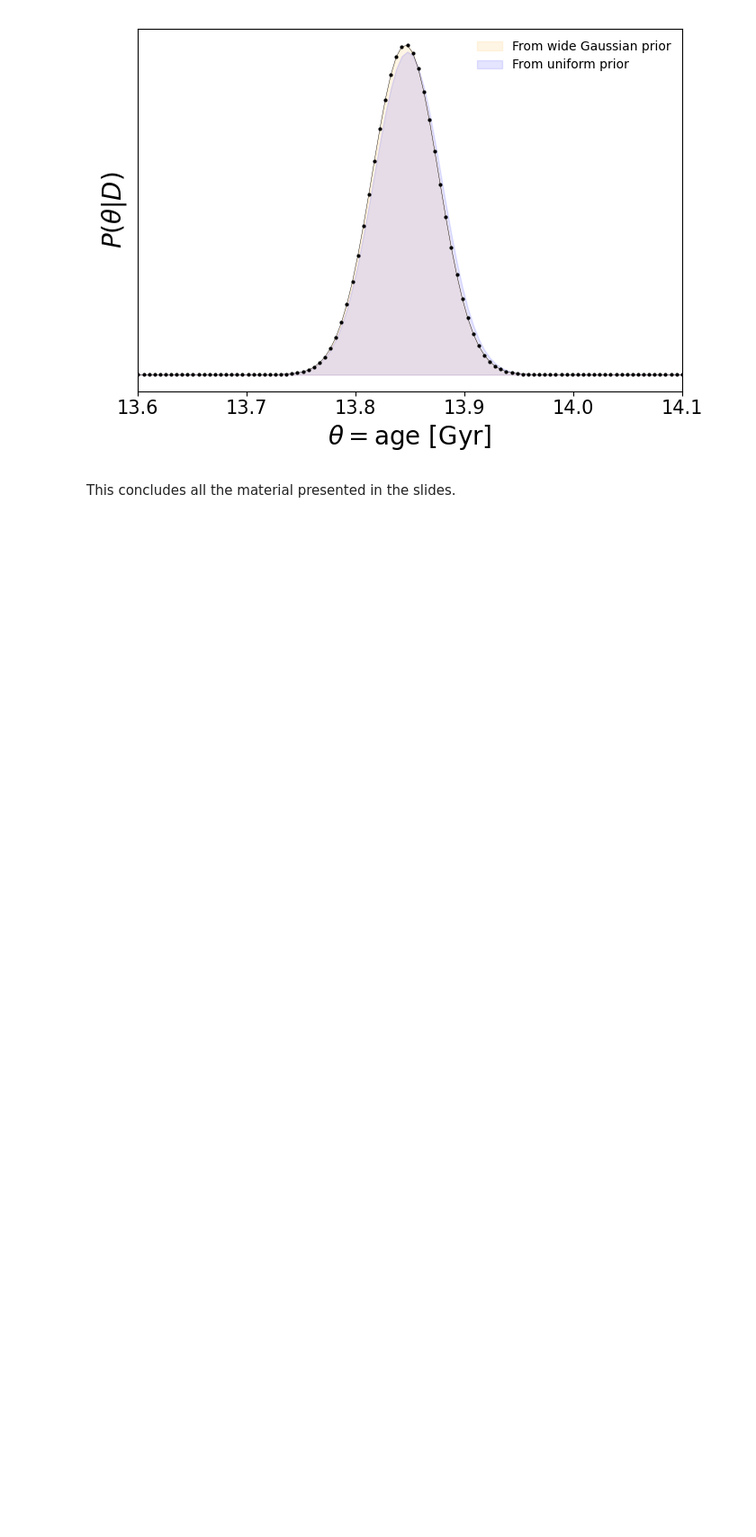
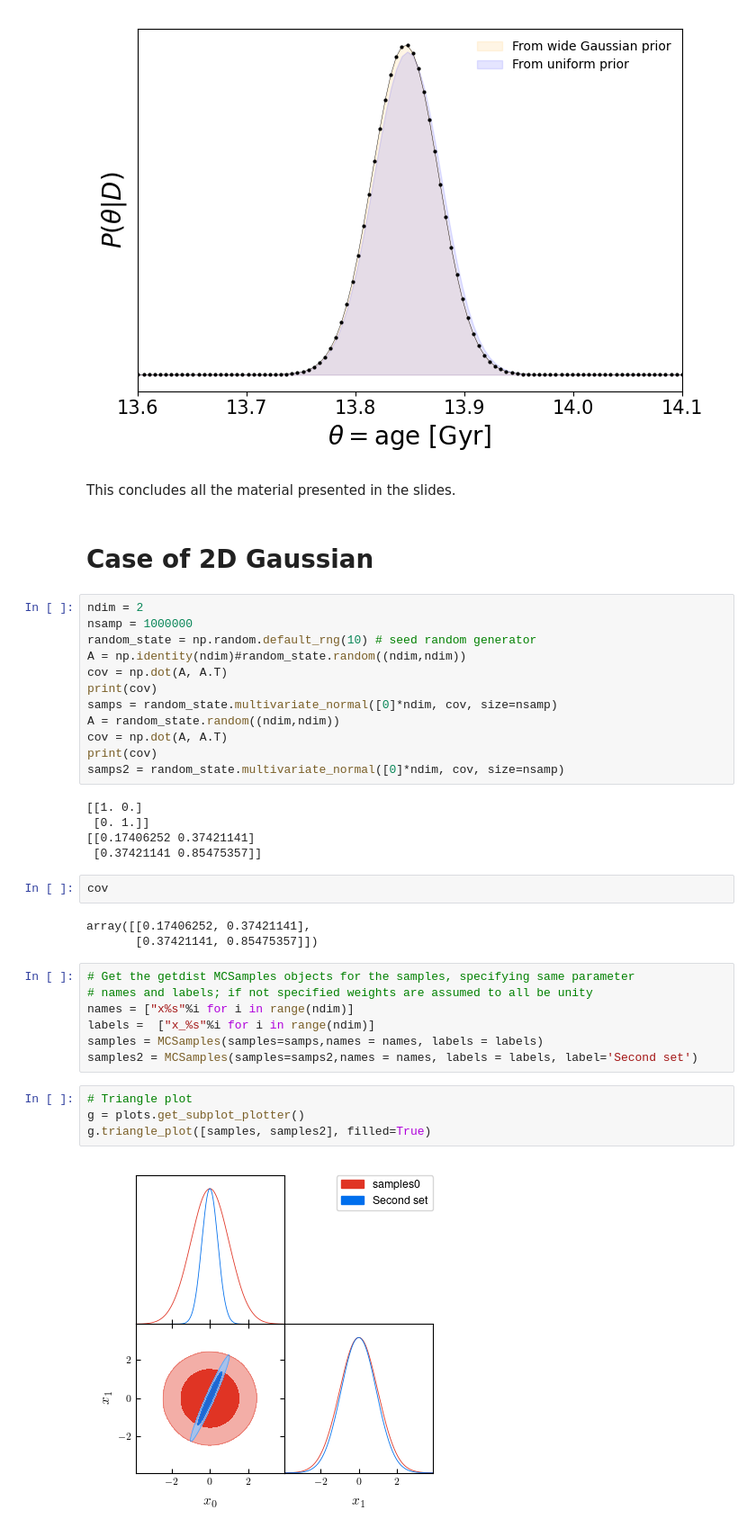
Before and after one commit to borisbolliet/Statistical_estimation_in_physics, a Jupyter notebook: bayesian_inference/bayesian_inference.ipynb, the cells around one changed output. Shown at 90% size. Cells and saved outputs as stored; diff of their text form; blank space fills up the shorter version.

```diff
--- a/bayesian_inference/bayesian_inference.ipynb
+++ b/bayesian_inference/bayesian_inference.ipynb
@@ -1461,3 +1461,40 @@ plt.savefig(current_path+"/figures/posterior_age_wg_compare.png",dpi=300)
 [figure]
 # %% [markdown]
 This concludes all the material presented in the slides.
+# %% [markdown]
+# Case of 2D Gaussian
+# %%
+ndim = 2
+nsamp = 1000000
+random_state = np.random.default_rng(10) # seed random generator
+A = np.identity(ndim)#random_state.random((ndim,ndim))
+cov = np.dot(A, A.T)
+print(cov)
+samps = random_state.multivariate_normal([0]*ndim, cov, size=nsamp)
+A = random_state.random((ndim,ndim))
+cov = np.dot(A, A.T)
+print(cov)
+samps2 = random_state.multivariate_normal([0]*ndim, cov, size=nsamp)
+# %% [output]
+[[1. 0.]
+ [0. 1.]]
+[[0.17406252 0.37421141]
+ [0.37421141 0.85475357]]
+# %%
+cov
+# %% [output]
+array([[0.17406252, 0.37421141],
+       [0.37421141, 0.85475357]])
+# %%
+# Get the getdist MCSamples objects for the samples, specifying same parameter
+# names and labels; if not specified weights are assumed to all be unity
+names = ["x%s"%i for i in range(ndim)]
+labels =  ["x_%s"%i for i in range(ndim)]
+samples = MCSamples(samples=samps,names = names, labels = labels)
+samples2 = MCSamples(samples=samps2,names = names, labels = labels, label='Second set')
+# %%
+# Triangle plot
+g = plots.get_subplot_plotter()
+g.triangle_plot([samples, samples2], filled=True)
+# %% [output]
+[figure, added]
```
Also changed, not shown: parts of 13 cells of this notebook.
